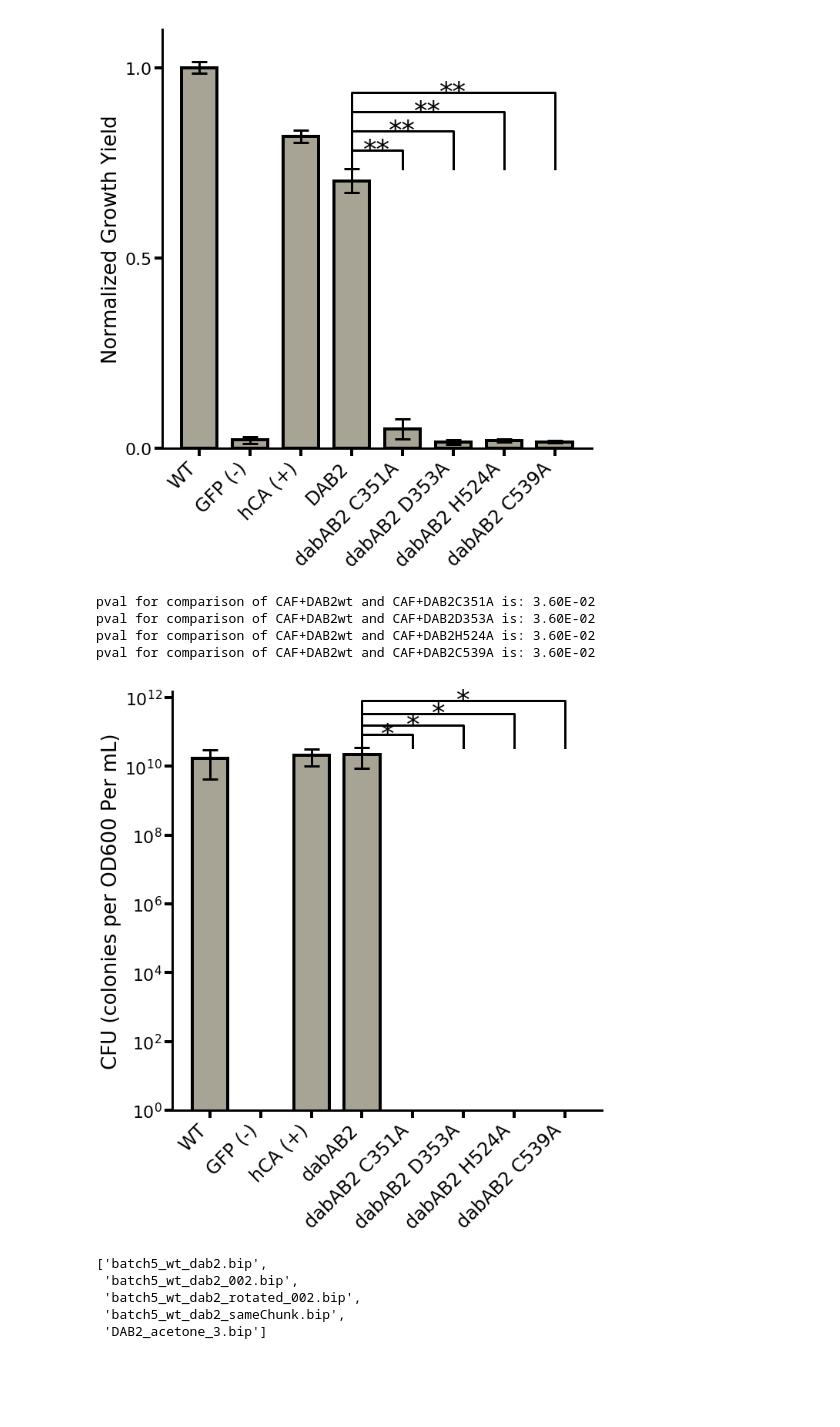
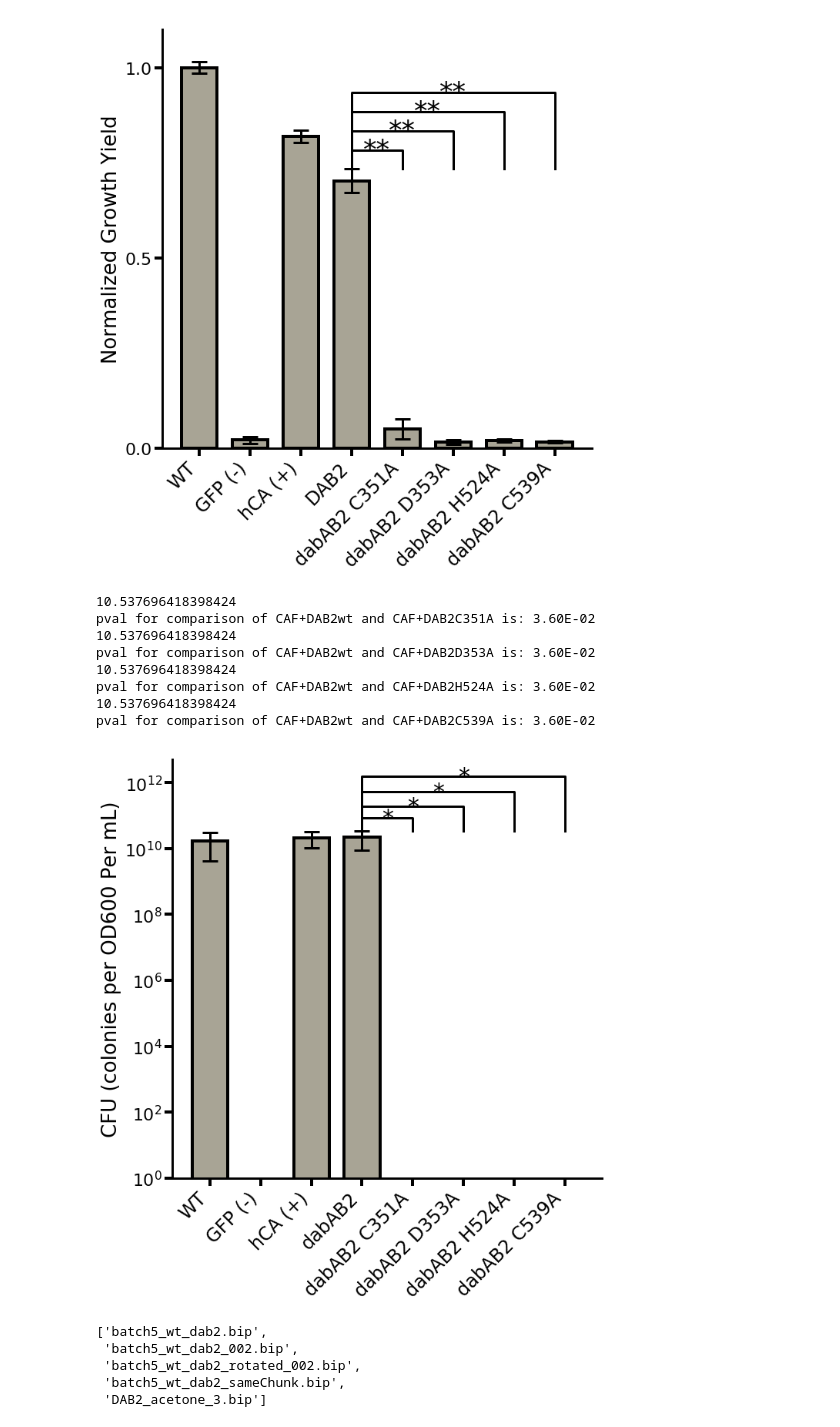
Before and after one commit to jackdesmarais/DabTransporterPaper, a Jupyter notebook: scripts/figure 4 DabA2 point mutants.ipynb, the cells around one changed output. Drawn from its saved outputs; the diff is of its cells as text; code cells hidden in the pictures; blank space fills up the shorter version.

```diff
--- a/scripts/figure 4 DabA2 point mutants.ipynb
+++ b/scripts/figure 4 DabA2 point mutants.ipynb
@@ -257,10 +257,14 @@ plt.bar(xs, cfus, yerr=stds, color=greyish, align='center', ecolor='k', width=0.
 
 
 # print(grouped_yld)
-i=1
+i=5
 for test1,test2,x1,x2 in to_test:
     y=max(cfus[x1]+stds[x1],0)#,ylds[x2]+stds[x2])
-    h=i*5E10
+    print(np.log10(y))
+#     offs = np.logspace(np.log10(y),12.2,num=len(to_test))
+#     print(offs)
+#     h=offs[i-1]
+    h=i*10**10
     group1 = mixed[mixed['Strain']==test1].drop(['Strain'],axis=1).dropna(axis=1).values.ravel()
     group2 = mixed[mixed['Strain']==test2].drop(['Strain'],axis=1).dropna(axis=1).values.ravel()
 #     print(grouped_yld.get_group(test[0])['yield'])
@@ -282,40 +286,44 @@ for test1,test2,x1,x2 in to_test:
         sig_str='n.s.'
         va='bottom'
 
-    plt.text((x1+x2)*.5, y+h, sig_str, ha='center', va=va, color='k',fontsize=35)
-    i=i*2.5
+    plt.text((x1+x2)*.5, y+h, sig_str, ha='center', va=va, color='k',fontsize=30)
+    i=i*3.1
 
 
 
 plt.ylabel('CFU (colonies per OD600 Per mL)', fontsize=26)
 
 plt.xticks(xs, labels, rotation=45, fontsize=24, ha='right')
 plt.tick_params(axis='both', direction='out', bottom='on', left='on', top='off', right='off',
                 length=10, width=4)
 plt.yticks(fontsize=22)
 plt.yscale('log')
-plt.ylim((1, 150E10))
+plt.ylim((1, 5E12))
 
 # Hide the right and top spines
 ax.spines['right'].set_visible(False)
 ax.spines['top'].set_visible(False)
 
 # Only show ticks on the left and bottom spines
 ax.yaxis.set_ticks_position('left')
 ax.xaxis.set_ticks_position('bottom')
 
 #     change axis weight
 ax.spines['left'].set_linewidth(3)
 ax.spines['bottom'].set_linewidth(3)
 
-# plt.savefig('fig3/fig3B.eps',format='eps',bbox_inches='tight')
+plt.savefig('fig4/fig4A_CFU.eps',format='eps',bbox_inches='tight')
 plt.show()
 # %% [output]
+10.537696418398424
 pval for comparison of CAF+DAB2wt and CAF+DAB2C351A is: 3.60E-02
+10.537696418398424
 pval for comparison of CAF+DAB2wt and CAF+DAB2D353A is: 3.60E-02
+10.537696418398424
 pval for comparison of CAF+DAB2wt and CAF+DAB2H524A is: 3.60E-02
+10.537696418398424
 pval for comparison of CAF+DAB2wt and CAF+DAB2C539A is: 3.60E-02
-[figure, old version]
+[figure, new version]
 # %%
 def getExcitationScan(filename):
     import numpy as np
```
Also changed, not shown: 5 other files.
